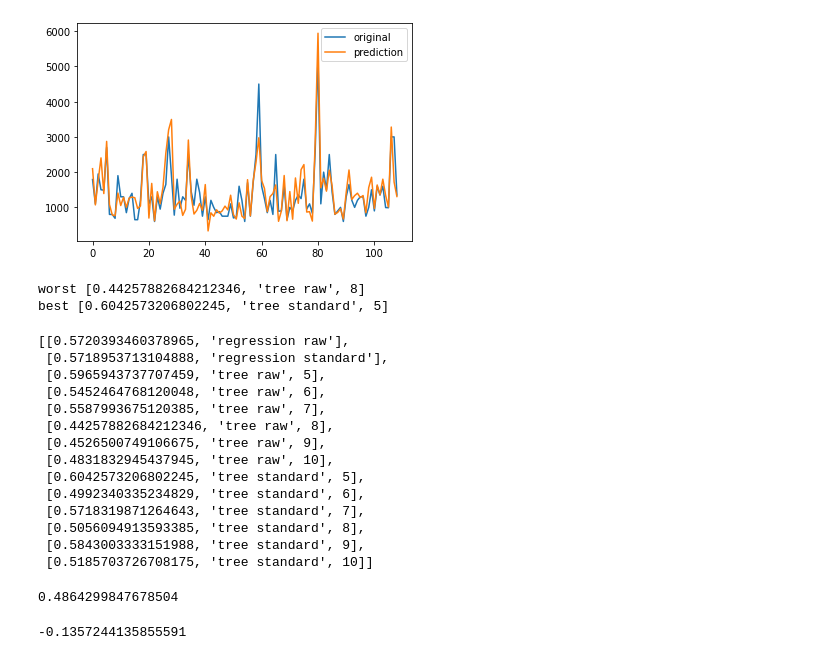
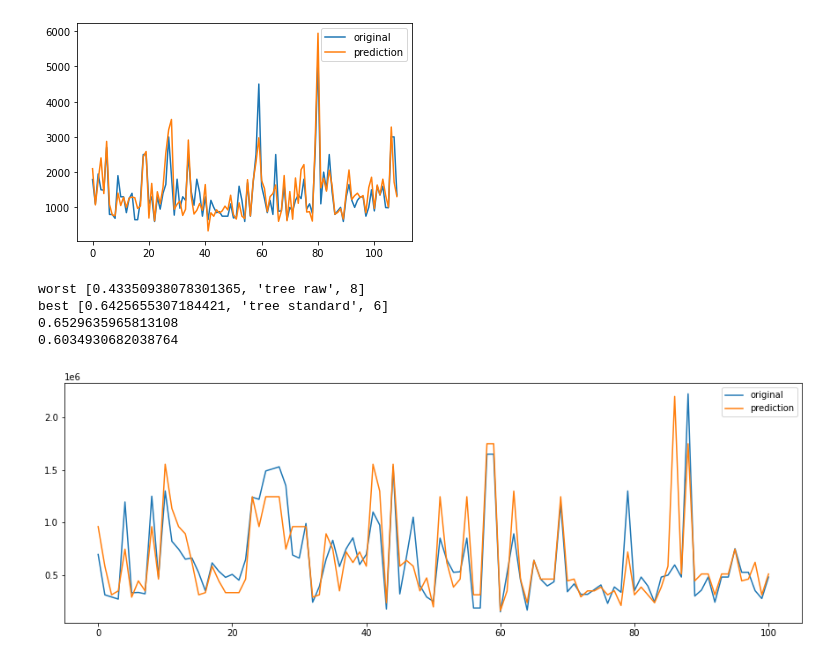
Before and after one commit to Astrobert0/Project-5-scikitlearn, a Jupyter notebook: model_selection.ipynb, the cells around one changed output. Saved outputs shown, nothing was run; the diff lists cells and outputs as text; code cells hidden in the pictures.

```diff
--- a/model_selection.ipynb
+++ b/model_selection.ipynb
@@ -181,43 +183,39 @@ for best in best_acc:
         elif best[0]== min(acc_list):
                 print("worst", best)
 
-best_acc
+
+
+#Testing the best model
+
+treereg = tree.DecisionTreeRegressor(max_depth=6)
+salemodel = treereg.fit(x_trainsale, y_trainsale)
+predict_sale = salemodel.predict(x_testsale)
+print(r2_score(y_testsale, predict_sale)) #0.6016842760505359
+
+#Testing with more random data the best model
+
+test_sale = pd.read_csv('../Project-5-scikitlearn/sale_test_cleaned.csv')
+test_sale.drop(columns = ['Unnamed: 0','propertyCode','operation','priceByArea'],inplace =True)
+test_sale[['price','size','floorNumeric']] = test_sale[['price','size','floorNumeric']].astype(int)
+test_sale_dummy = pd.get_dummies(test_sale)
+
+
+test_predict = salemodel.predict(test_sale_dummy[['size', 'rooms', 'bathrooms', 'latitude', 'longitude', 'floorNumeric', 'propertyType_duplex','propertyType_flat', 'propertyType_penthouse', 'propertyType_studio']])
+
+print(r2_score(test_sale_dummy['price'], test_predict)) #0.6297709977161318
 # %% [output]
-worst [0.44257882684212346, 'tree raw', 8]
-best [0.6042573206802245, 'tree standard', 5]
+worst [0.43350938078301365, 'tree raw', 8]
+best [0.6425655307184421, 'tree standard', 6]
+0.6529635965813108
+0.6034930682038764
-[[0.5720393460378965, 'regression raw'],
- [0.5718953713104888, 'regression standard'],
- [0.5965943737707459, 'tree raw', 5],
- [0.5452464768120048, 'tree raw', 6],
- [0.5587993675120385, 'tree raw', 7],
- [0.44257882684212346, 'tree raw', 8],
- [0.4526500749106675, 'tree raw', 9],
- [0.4831832945437945, 'tree raw', 10],
- [0.6042573206802245, 'tree standard', 5],
- [0.4992340335234829, 'tree standard', 6],
- [0.5718319871264643, 'tree standard', 7],
- [0.5056094913593385, 'tree standard', 8],
- [0.5843003333151988, 'tree standard', 9],
- [0.5185703726708175, 'tree standard', 10]]
-# %%
-#The results of the cross validation indicates that the best model is tree standard with depth 5
-treeregr = tree.DecisionTreeRegressor(max_depth=5)
-salemodel = treeregr.fit(x_train_standarsale, y_train_standarsale)
-sale_prediction = salemodel.predict(x_test_standarsale)
-r2_score(y_test_standarsale, sale_prediction)
-# %% [output]
-0.4864299847678504
-# %%
-test_sale = pd.read_csv('../Project-5-scikitlearn/sale_test_cleaned.csv')
-test_sale.drop(columns = ['Unnamed: 0','propertyCode','operation','priceByArea'],inplace =True)
-test_sale[['price','size','floorNumeric']] = test_sale[['price','size','floorNumeric']].astype(int)
-test_sale_dummy = pd.get_dummies(test_sale)
-
-
-test_predict = salemodel.predict(StandardScaler().fit_transform(test_sale_dummy[['size', 'rooms', 'bathrooms', 'latitude', 'longitude', 'floorNumeric', 'propertyType_duplex','propertyType_flat', 'propertyType_penthouse', 'propertyType_studio']]))
-
-r2_score( StandardScaler().fit_transform(np.array(test_sale_dummy['price']).reshape(-1,1)), test_predict)
-# %% [output]
--0.1357244135855591
+# %%
+x_ax = range(len(test_predict))
+plt.figure(figsize=(15,5))
+plt.plot(x_ax, test_sale_dummy['price'], label='original')
+plt.plot(x_ax, test_predict, label='prediction')
+plt.legend()
+plt.show()
+# %% [output]
+[figure, added]
 # %%
 
```
Also changed, not shown: parts of 16 cells of this notebook, 9 other files.
